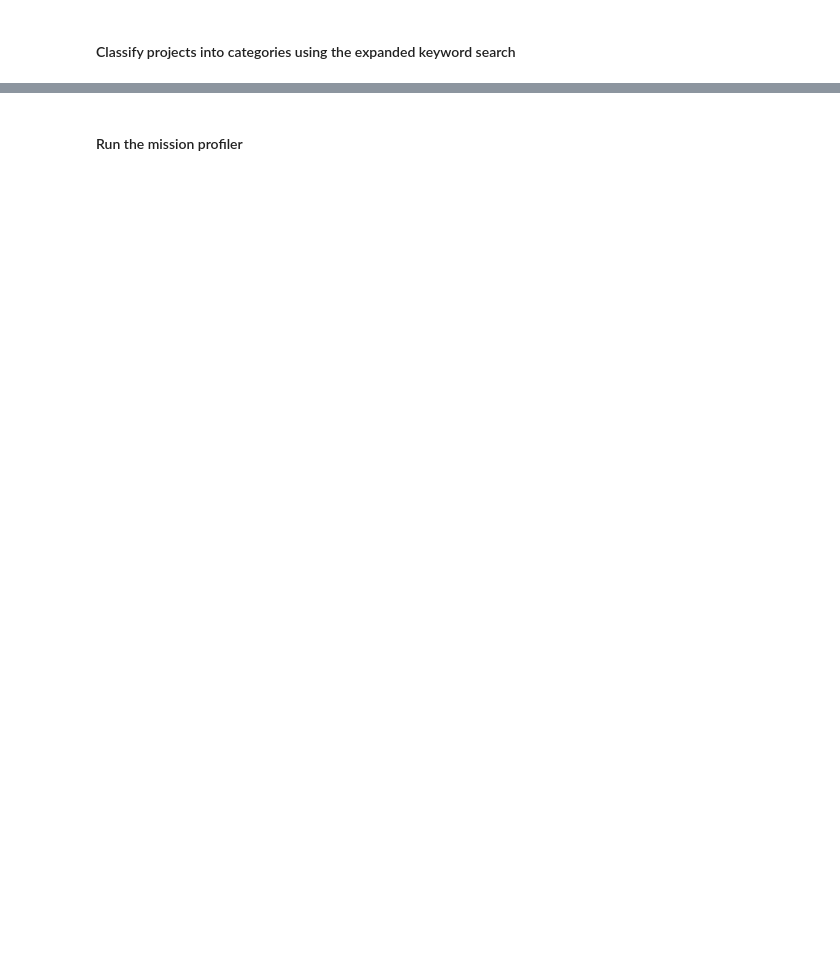
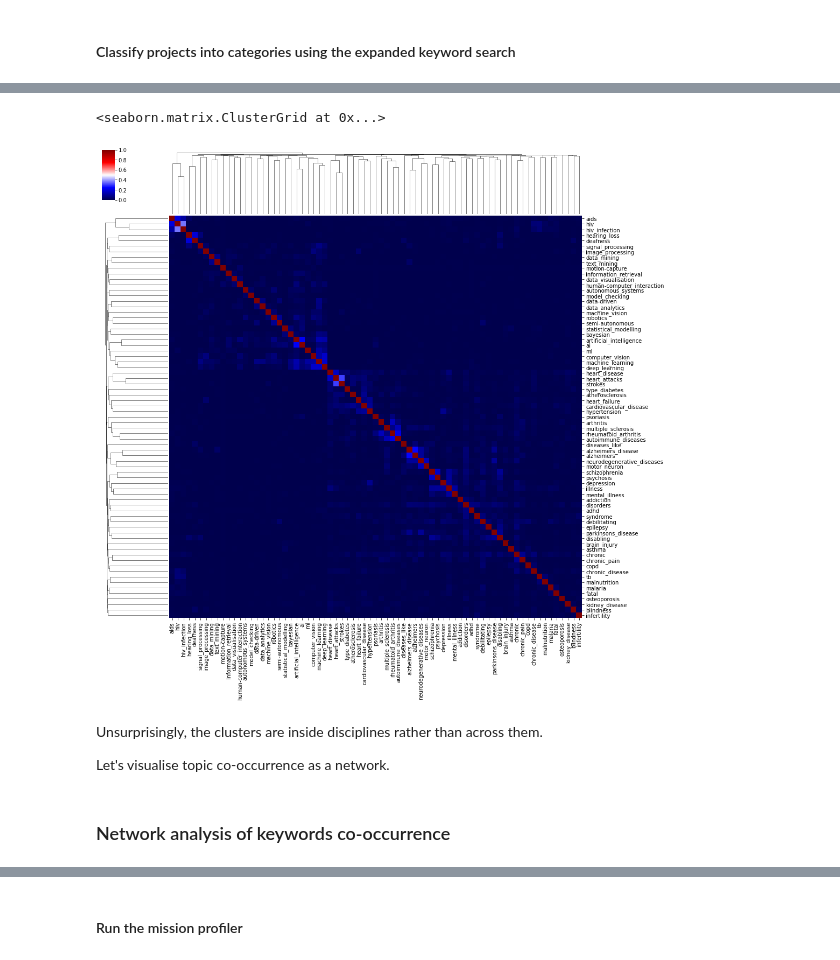
Before and after one commit to Juan-Mateos/eurito_mission, a Jupyter notebook: notebooks/03_jmg_mission_field_analysis.ipynb, the cells around one changed output, grey strips where cells are left out. Drawn from its saved outputs; the diff is of its cells as text; code cells hidden in the pictures; blank space fills up the shorter version.

```diff
--- a/notebooks/03_jmg_mission_field_analysis.ipynb
+++ b/notebooks/03_jmg_mission_field_analysis.ipynb
@@ -725,0 +881,13 @@ mp.keyword_expansion(mission_dict,thres=0.8).query_data()
+# %%
+ai_to_chronic_corr = mission_keywords[mc.expanded_keywords[0]+high_chronic_kws].corr()
+
+sns.clustermap(ai_to_chronic_corr,cmap='seismic',figsize=(16,16))
+# %% [output]
+<seaborn.matrix.ClusterGrid at 0x...>
+[figure, added]
+# %% [markdown]
+Unsurprisingly, the clusters are inside disciplines rather than across them.
+
+Let's visualise topic co-occurrence as a network.
+# %% [markdown]
+### Network analysis of keywords co-occurrence
```
Also changed, not shown: parts of 66 cells of this notebook, 4 other files.
